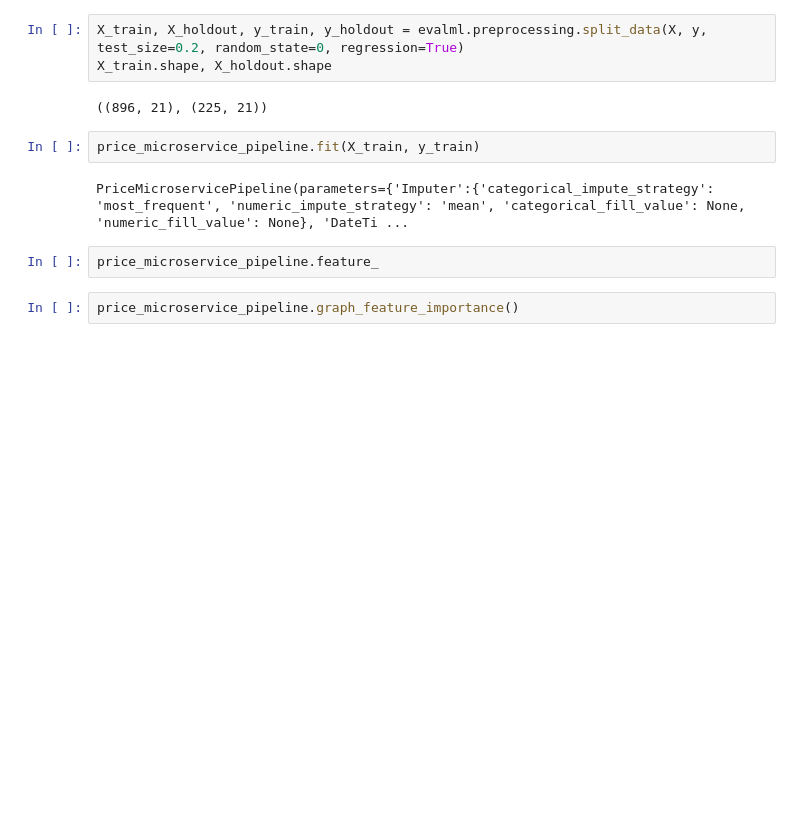
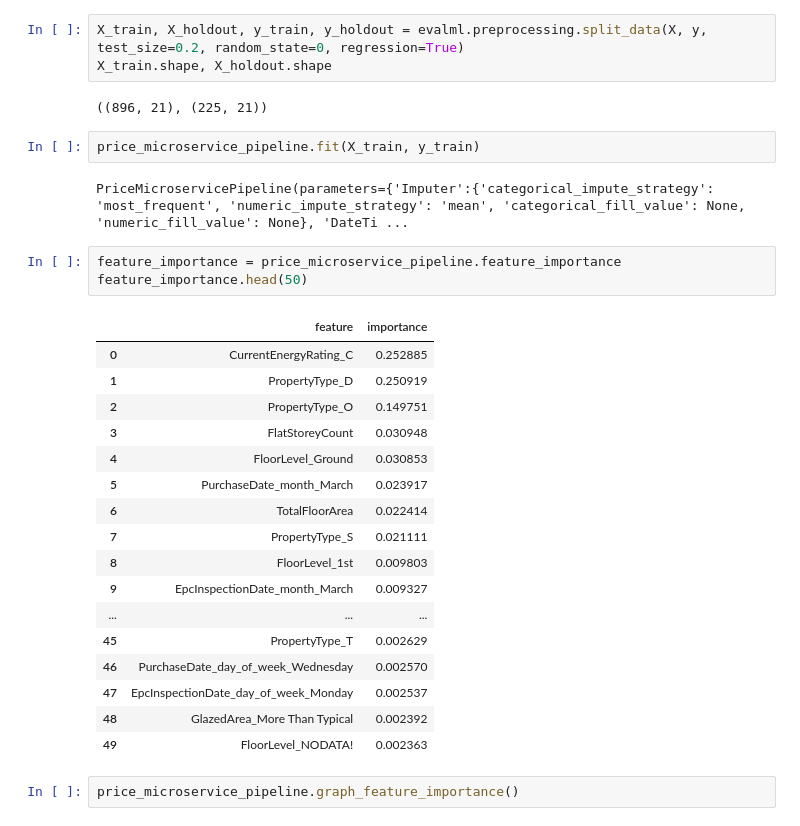
Before and after one commit to BlockchainClimateInstitute/microservice_price, a Jupyter notebook: notebooks/AVM/1.1-mc-avm-pipeline.ipynb, the cells around one changed output. Cells and saved outputs as stored; diff of their text form; blank space fills up the shorter version.

```diff
--- a/notebooks/AVM/1.1-mc-avm-pipeline.ipynb
+++ b/notebooks/AVM/1.1-mc-avm-pipeline.ipynb
@@ -208,8 +208,27 @@ X_train.shape, X_holdout.shape
 price_microservice_pipeline.fit(X_train, y_train)
 # %% [output]
 PriceMicroservicePipeline(parameters={'Imputer':{'categorical_impute_strategy': 'most_frequent', 'numeric_impute_strategy': 'mean', 'categorical_fill_value': None, 'numeric_fill_value': None}, 'DateTi ...
-# %%
-price_microservice_pipeline.feature_
+# %%
+feature_importance = price_microservice_pipeline.feature_importance
+feature_importance.head(50)
+# %% [output]
+|  | feature | importance |
+| 0 | CurrentEnergyRating_C | 0.252885 |
+| 1 | PropertyType_D | 0.250919 |
+| 2 | PropertyType_O | 0.149751 |
+| 3 | FlatStoreyCount | 0.030948 |
+| 4 | FloorLevel_Ground | 0.030853 |
+| 5 | PurchaseDate_month_March | 0.023917 |
+| 6 | TotalFloorArea | 0.022414 |
+| 7 | PropertyType_S | 0.021111 |
+| 8 | FloorLevel_1st | 0.009803 |
+| 9 | EpcInspectionDate_month_March | 0.009327 |
+| ... | ... | ... |
+| 45 | PropertyType_T | 0.002629 |
+| 46 | PurchaseDate_day_of_week_Wednesday | 0.002570 |
+| 47 | EpcInspectionDate_day_of_week_Monday | 0.002537 |
+| 48 | GlazedArea_More Than Typical | 0.002392 |
+| 49 | FloorLevel_NODATA! | 0.002363 |
 # %%
 price_microservice_pipeline.graph_feature_importance()
 # %% [output]
```
